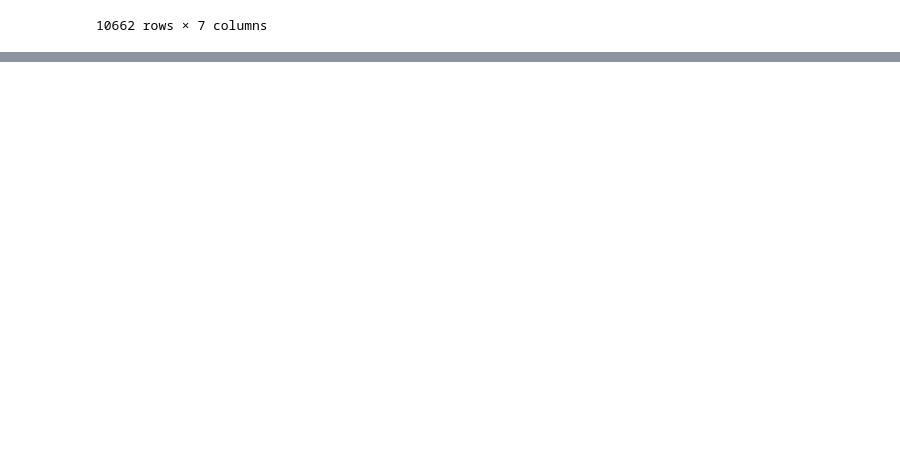
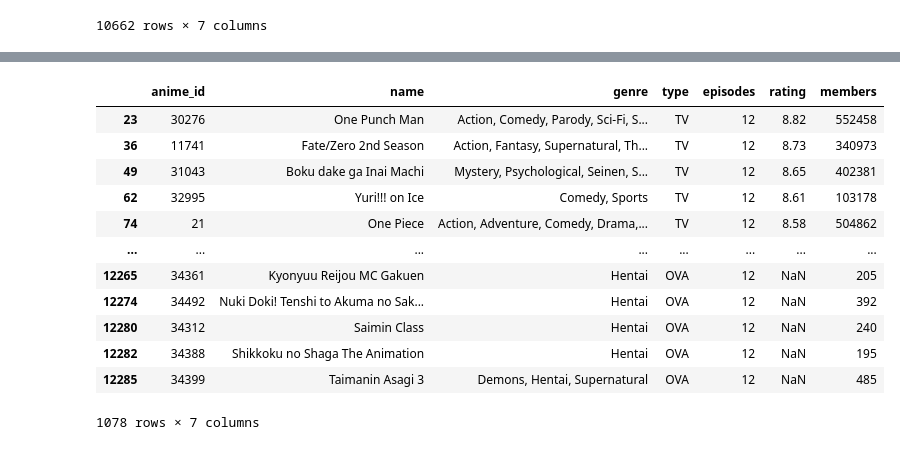
Before and after one commit to selennazlib/AnimeRecommenderPortfolioProject, a Jupyter notebook: AnimeRecommenderPortfolioProject.ipynb, the cells around one changed output, grey strips where cells are left out. Drawn from its saved outputs; the diff is of its cells as text; code cells hidden in the pictures; blank space fills up the shorter version.

```diff
--- a/AnimeRecommenderPortfolioProject.ipynb
+++ b/AnimeRecommenderPortfolioProject.ipynb
@@ -96,0 +166,18 @@ anime_df
+# %%
+#I'm gonna replace the Unknown (now they are 0) with mean value of the episodes column
+anime_df['episodes'].mask(anime_df['episodes'] == 0, mean, inplace=True)
+anime_df[anime_df['episodes']==12] # we can see that missing values of episodes completed with mean
+# %% [output]
+|  | anime_id | name | genre | type | episodes | rating | members |
+| 23 | 30276 | One Punch Man | Action, Comedy, Parody, Sci-Fi, S... | TV | 12 | 8.82 | 552458 |
+| 36 | 11741 | Fate/Zero 2nd Season | Action, Fantasy, Supernatural, Th... | TV | 12 | 8.73 | 340973 |
+| 49 | 31043 | Boku dake ga Inai Machi | Mystery, Psychological, Seinen, S... | TV | 12 | 8.65 | 402381 |
+| 62 | 32995 | Yuri!!! on Ice | Comedy, Sports | TV | 12 | 8.61 | 103178 |
+| 74 | 21 | One Piece | Action, Adventure, Comedy, Drama,... | TV | 12 | 8.58 | 504862 |
+| ... | ... | ... | ... | ... | ... | ... | ... |
+| 12265 | 34361 | Kyonyuu Reijou MC Gakuen | Hentai | OVA | 12 | NaN | 205 |
+| 12274 | 34492 | Nuki Doki! Tenshi to Akuma no Sak... | Hentai | OVA | 12 | NaN | 392 |
+| 12280 | 34312 | Saimin Class | Hentai | OVA | 12 | NaN | 240 |
+| 12282 | 34388 | Shikkoku no Shaga The Animation | Hentai | OVA | 12 | NaN | 195 |
+| 12285 | 34399 | Taimanin Asagi 3 | Demons, Hentai, Supernatural | OVA | 12 | NaN | 485 |
+1078 rows × 7 columns
```
Also changed, not shown: parts of 9 cells of this notebook.
